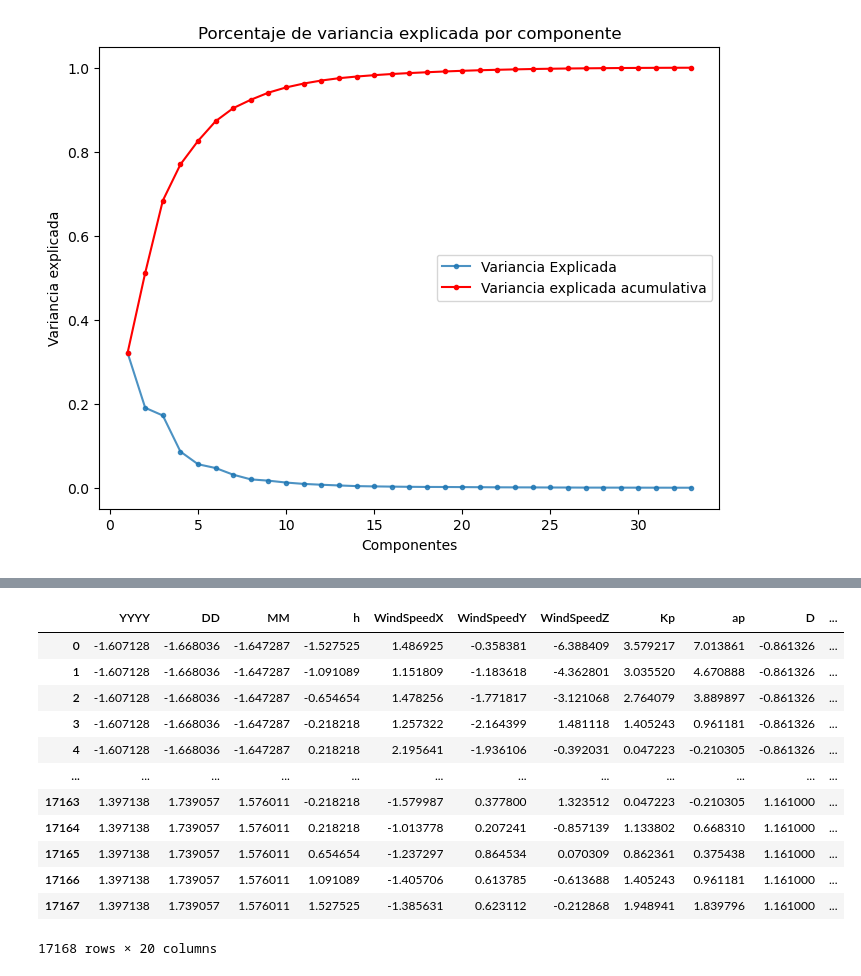
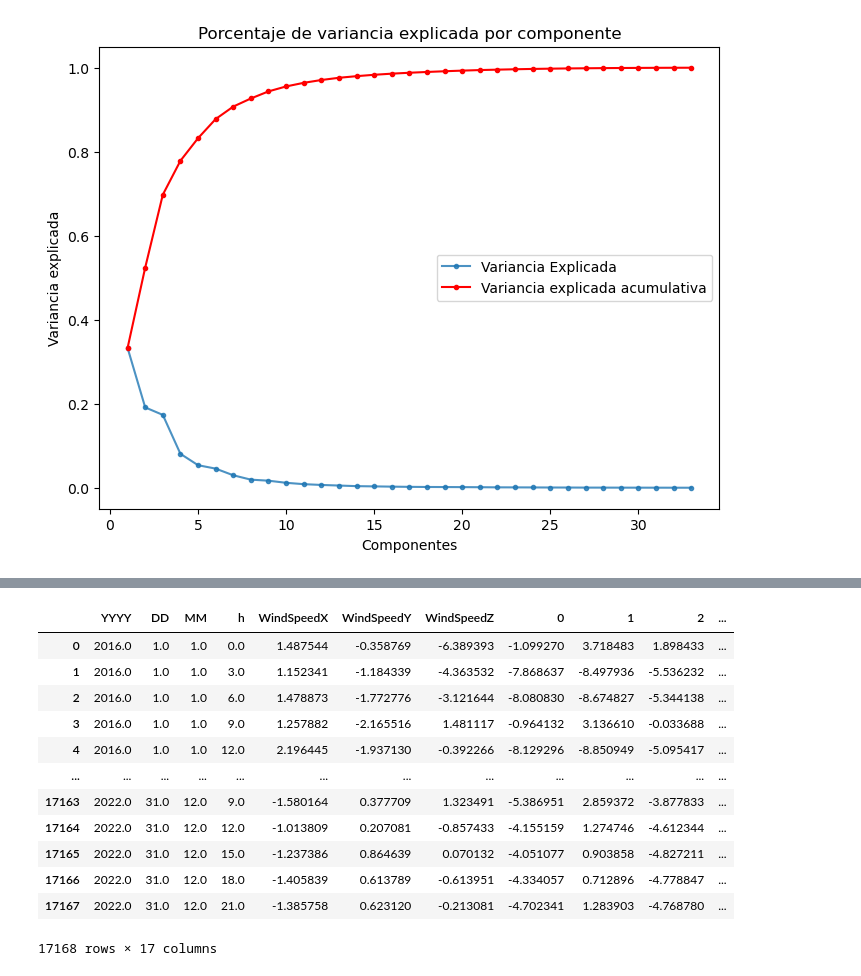
Before and after one commit to ivan-serrano-hernandez/NASA-Space-Apps, a Jupyter notebook: dataset-cleaning.ipynb, the cells around one changed output, grey strips where cells are left out. Saved outputs shown, nothing was run; the diff lists cells and outputs as text; code cells hidden in the pictures.

```diff
--- a/dataset-cleaning.ipynb
+++ b/dataset-cleaning.ipynb
@@ -201,12 +201,6 @@ plotNulls(merged_df)
 # %% [markdown]
 #### Enhanced dataset, KNN imputation
 # %%
-#enhanced_df.drop(columns="date", axis=1,inplace=True)      # dropping datetime type
-columnNames = merged_df.columns
-print(columnNames)
-
-imputer = KNNImputer(n_neighbors=2, weights='uniform', metric='nan_euclidean')
-postImputation = imputer.fit_transform(merged_df)
-enhanced_df = pd.DataFrame(postImputation, columns = columnNames)
-plotNulls(enhanced_df)
+filtered_df = merged_df.drop(columns="date", axis=1)      # dropping datetime type
+filtered_df
 # %% [output]
@@ -219,0 +220,6 @@ Index(['YYYY', 'DD', 'MM', 'h', 'WindSpeedX', 'WindSpeedY', 'WindSpeedZ',
+# %%
+imputer = KNNImputer(n_neighbors=5, weights='uniform', metric='nan_euclidean')
+postImputation = imputer.fit_transform(filtered_df)
+columnNames=filtered_df.columns.tolist()
+enhanced_df = pd.DataFrame(postImputation, columns = columnNames)
+plotNulls(enhanced_df)
@@ -231,0 +234,5 @@ print(pca_columns)
+# %%
+data_columns = enhanced_df.columns[4:]
+enhanced_standarized = enhanced_df.copy()
+enhanced_standarized[data_columns] = StandardScaler().fit_transform(enhanced_df[data_columns])
+enhanced_standarized
@@ -294,3 +321,4 @@ pca_result_df
 17168 rows × 10 columns
 # %%
-enhanced_standarized
+listColumns = enhanced_standarized.columns.tolist()[7:]
+enhanced_final = enhanced_standarized.drop(columns=listColumns, axis=1)
@@ -311,18 +325,18 @@ enhanced_standarized
 # %%
 pca_result_cols = pca_result_df.columns.tolist()
-enhanced_standarized[pca_result_cols]=pca_result_df
-enhanced_standarized
+enhanced_final[pca_result_cols]=pca_result_df
+enhanced_final
 # %% [output]
-|  | YYYY | DD | MM | h | WindSpeedX | WindSpeedY | WindSpeedZ | Kp | ap | D | ... |
-| 0 | -1.607128 | -1.668036 | -1.647287 | -1.527525 | 1.486925 | -0.358381 | -6.388409 | 3.579217 | 7.013861 | -0.861326 | ... |
-| 1 | -1.607128 | -1.668036 | -1.647287 | -1.091089 | 1.151809 | -1.183618 | -4.362801 | 3.035520 | 4.670888 | -0.861326 | ... |
-| 2 | -1.607128 | -1.668036 | -1.647287 | -0.654654 | 1.478256 | -1.771817 | -3.121068 | 2.764079 | 3.889897 | -0.861326 | ... |
-| 3 | -1.607128 | -1.668036 | -1.647287 | -0.218218 | 1.257322 | -2.164399 | 1.481118 | 1.405243 | 0.961181 | -0.861326 | ... |
-| 4 | -1.607128 | -1.668036 | -1.647287 | 0.218218 | 2.195641 | -1.936106 | -0.392031 | 0.047223 | -0.210305 | -0.861326 | ... |
+|  | YYYY | DD | MM | h | WindSpeedX | WindSpeedY | WindSpeedZ | 0 | 1 | 2 | ... |
+| 0 | 2016.0 | 1.0 | 1.0 | 0.0 | 1.487544 | -0.358769 | -6.389393 | -1.099270 | 3.718483 | 1.898433 | ... |
+| 1 | 2016.0 | 1.0 | 1.0 | 3.0 | 1.152341 | -1.184339 | -4.363532 | -7.868637 | -8.497936 | -5.536232 | ... |
+| 2 | 2016.0 | 1.0 | 1.0 | 6.0 | 1.478873 | -1.772776 | -3.121644 | -8.080830 | -8.674827 | -5.344138 | ... |
+| 3 | 2016.0 | 1.0 | 1.0 | 9.0 | 1.257882 | -2.165516 | 1.481117 | -0.964132 | 3.136610 | -0.033688 | ... |
+| 4 | 2016.0 | 1.0 | 1.0 | 12.0 | 2.196445 | -1.937130 | -0.392266 | -8.129296 | -8.850949 | -5.095417 | ... |
 | ... | ... | ... | ... | ... | ... | ... | ... | ... | ... | ... | ... |
-| 17163 | 1.397138 | 1.739057 | 1.576011 | -0.218218 | -1.579987 | 0.377800 | 1.323512 | 0.047223 | -0.210305 | 1.161000 | ... |
-| 17164 | 1.397138 | 1.739057 | 1.576011 | 0.218218 | -1.013778 | 0.207241 | -0.857139 | 1.133802 | 0.668310 | 1.161000 | ... |
-| 17165 | 1.397138 | 1.739057 | 1.576011 | 0.654654 | -1.237297 | 0.864534 | 0.070309 | 0.862361 | 0.375438 | 1.161000 | ... |
-| 17166 | 1.397138 | 1.739057 | 1.576011 | 1.091089 | -1.405706 | 0.613785 | -0.613688 | 1.405243 | 0.961181 | 1.161000 | ... |
-| 17167 | 1.397138 | 1.739057 | 1.576011 | 1.527525 | -1.385631 | 0.623112 | -0.212868 | 1.948941 | 1.839796 | 1.161000 | ... |
+| 17163 | 2022.0 | 31.0 | 12.0 | 9.0 | -1.580164 | 0.377709 | 1.323491 | -5.386951 | 2.859372 | -3.877833 | ... |
+| 17164 | 2022.0 | 31.0 | 12.0 | 12.0 | -1.013809 | 0.207081 | -0.857433 | -4.155159 | 1.274746 | -4.612344 | ... |
+| 17165 | 2022.0 | 31.0 | 12.0 | 15.0 | -1.237386 | 0.864639 | 0.070132 | -4.051077 | 0.903858 | -4.827211 | ... |
+| 17166 | 2022.0 | 31.0 | 12.0 | 18.0 | -1.405839 | 0.613789 | -0.613951 | -4.334057 | 0.712896 | -4.778847 | ... |
+| 17167 | 2022.0 | 31.0 | 12.0 | 21.0 | -1.385758 | 0.623120 | -0.213081 | -4.702341 | 1.283903 | -4.768780 | ... |
-17168 rows × 20 columns
+17168 rows × 17 columns
```
Also changed, not shown: parts of 10 cells of this notebook.
